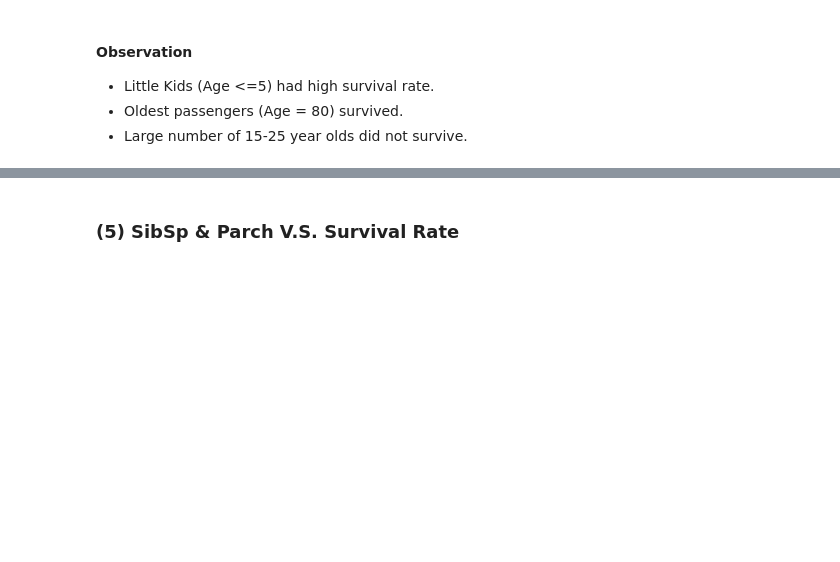
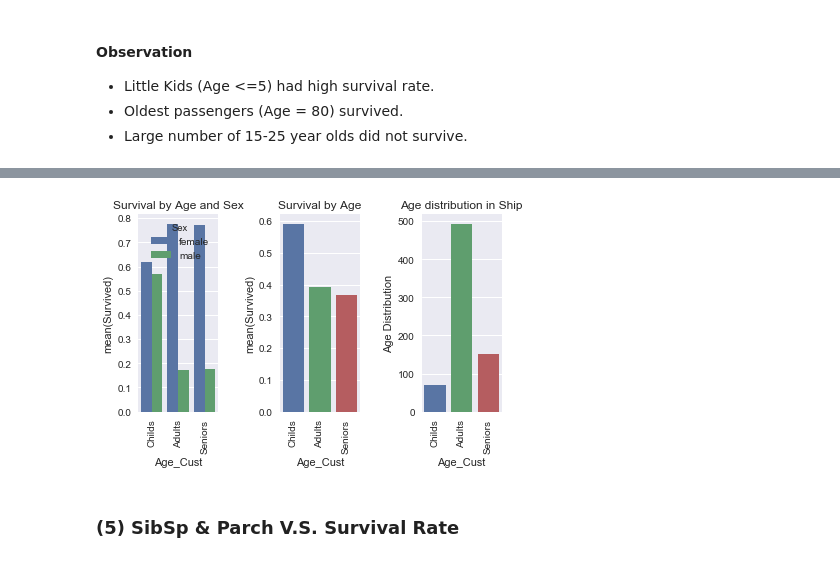
Before and after one commit to freena22/Udacity-Data-Analysis-Nanodegree, a Jupyter notebook: 07_P2_Investigate_Titanic_Dataset.ipynb, the cells around one changed output, grey strips where cells are left out. Drawn from its saved outputs; the diff is of its cells as text; code cells hidden in the pictures; blank space fills up the shorter version.

```diff
--- a/07_P2_Investigate_Titanic_Dataset.ipynb
+++ b/07_P2_Investigate_Titanic_Dataset.ipynb
@@ -272,3 +370,32 @@ sns.plt.suptitle('Comparison')
+# %%
+### Reviewer Suggestion ###
+
+# SURVIVAL BY AGE AND GENDER:
+
+df = pd.read_csv('titanic-data.csv',sep=",")
+df = df.loc[df['Age'].notnull()]
+df['Age_Cust'] = pd.cut(df['Age'], bins=[0,13,40,90], labels=['Childs','Adults','Seniors'])
+f, (ax1, ax2,ax3) = plt.subplots(1, 3)
+data = df.groupby(['Age_Cust','Sex'],as_index=False).mean().loc[:,['Age_Cust','Sex','Survived']]
+g = sns.barplot(x="Age_Cust", y="Survived", hue="Sex", data=data,ax=ax1)
+ax1.set_title('Survival by Age and Sex')
+
+data2 = df.groupby(['Age_Cust'],as_index=False).mean().loc[:,['Age_Cust','Survived']]
+h = sns.barplot(x="Age_Cust",y='Survived', data=data2,ax=ax2)
+ax2.set_title('Survival by Age')
+
+data3 = df.groupby(['Age_Cust'],as_index=False).count().loc[:,['Age_Cust','Survived']]
+
+hh = sns.barplot(x="Age_Cust",y='Survived', data=data3,ax=ax3)
+ax3.set_title('Age distribution in Ship')
+ax3.set_ylabel('Age Distribution')
+for ax in f.axes:
+    plt.sca(ax)
+    plt.xticks(rotation=90)
+plt.tight_layout()
+plt.show()
+# %% [output]
+[figure, added]
 # %% [markdown]
 ### (5) SibSp & Parch V.S. Survival Rate
 # %%
```
Also changed, not shown: parts of 5 cells of this notebook.
